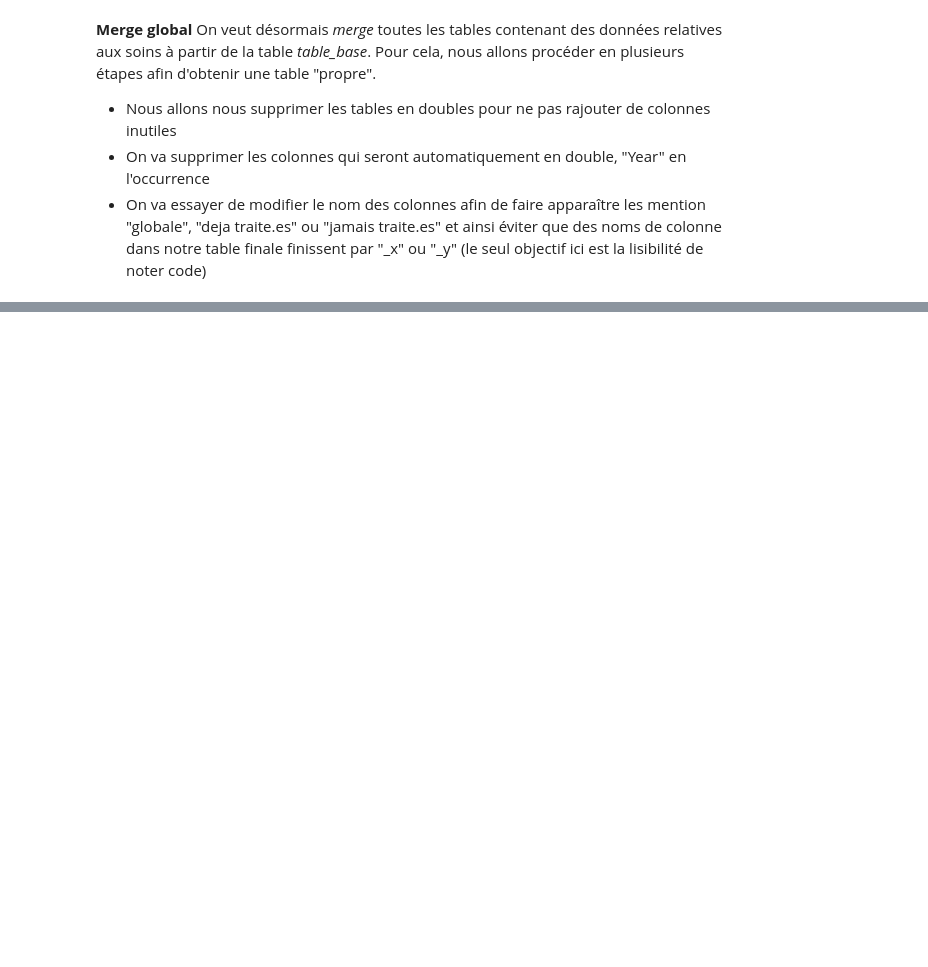
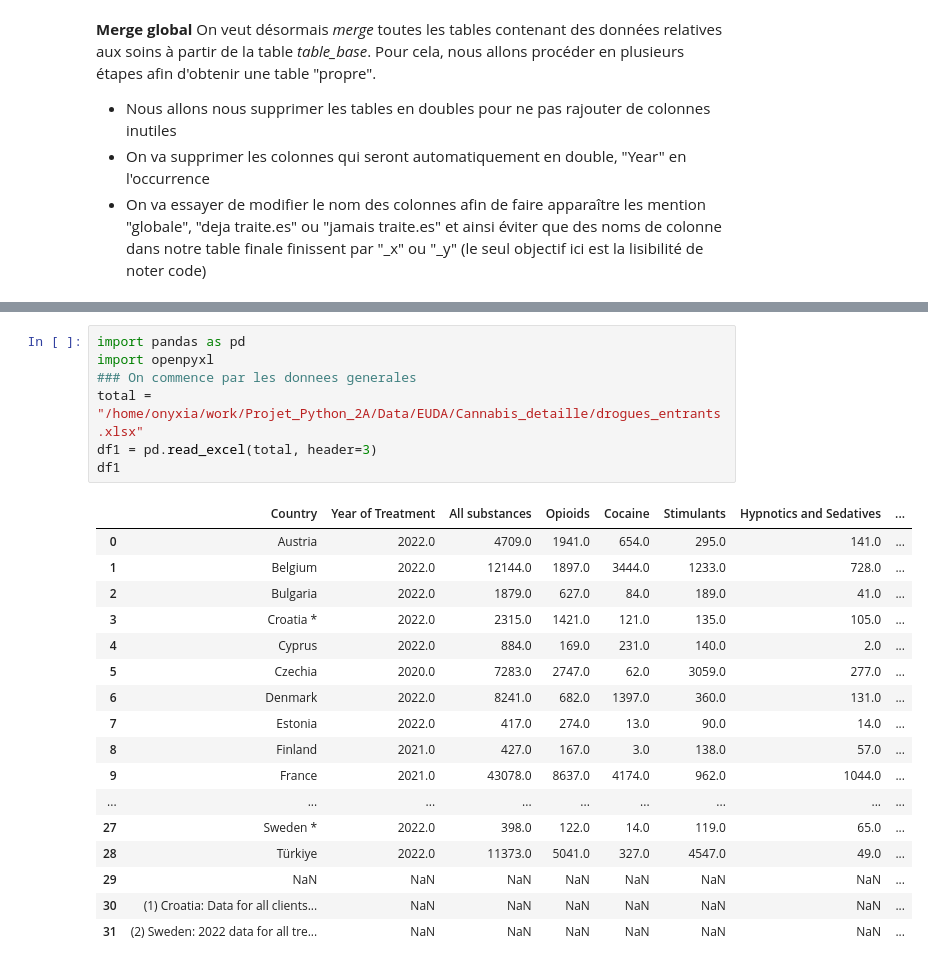
Before and after one commit to refouch/Projet_Python_2A, a Jupyter notebook: Tidy.ipynb, the cells around one changed output, grey strips where cells are left out. Cells and saved outputs as stored; diff of their text form; blank space fills up the shorter version.

```diff
--- a/Tidy.ipynb
+++ b/Tidy.ipynb
@@ -241,3 +356,28 @@ for fichier in fichiers2 :
     test = pd.merge(table_base, df, how="left", on="Country")
 # %% [output]
 KeyError: 'Country'
+# %%
+import pandas as pd
+import openpyxl
+### On commence par les donnees generales
+total = "/home/onyxia/work/Projet_Python_2A/Data/EUDA/Cannabis_detaille/drogues_entrants.xlsx"
+df1 = pd.read_excel(total, header=3)
+df1
+# %% [output]
+|  | Country | Year of Treatment | All substances | Opioids | Cocaine | Stimulants | Hypnotics and Sedatives | ... |
+| 0 | Austria | 2022.0 | 4709.0 | 1941.0 | 654.0 | 295.0 | 141.0 | ... |
+| 1 | Belgium | 2022.0 | 12144.0 | 1897.0 | 3444.0 | 1233.0 | 728.0 | ... |
+| 2 | Bulgaria | 2022.0 | 1879.0 | 627.0 | 84.0 | 189.0 | 41.0 | ... |
+| 3 | Croatia * | 2022.0 | 2315.0 | 1421.0 | 121.0 | 135.0 | 105.0 | ... |
+| 4 | Cyprus | 2022.0 | 884.0 | 169.0 | 231.0 | 140.0 | 2.0 | ... |
+| 5 | Czechia | 2020.0 | 7283.0 | 2747.0 | 62.0 | 3059.0 | 277.0 | ... |
+| 6 | Denmark | 2022.0 | 8241.0 | 682.0 | 1397.0 | 360.0 | 131.0 | ... |
+| 7 | Estonia | 2022.0 | 417.0 | 274.0 | 13.0 | 90.0 | 14.0 | ... |
+| 8 | Finland | 2021.0 | 427.0 | 167.0 | 3.0 | 138.0 | 57.0 | ... |
+| 9 | France | 2021.0 | 43078.0 | 8637.0 | 4174.0 | 962.0 | 1044.0 | ... |
+| ... | ... | ... | ... | ... | ... | ... | ... | ... |
+| 27 | Sweden * | 2022.0 | 398.0 | 122.0 | 14.0 | 119.0 | 65.0 | ... |
+| 28 | Türkiye | 2022.0 | 11373.0 | 5041.0 | 327.0 | 4547.0 | 49.0 | ... |
+| 29 | NaN | NaN | NaN | NaN | NaN | NaN | NaN | ... |
+| 30 | (1) Croatia: Data for all clients... | NaN | NaN | NaN | NaN | NaN | NaN | ... |
+| 31 | (2) Sweden: 2022 data for all tre... | NaN | NaN | NaN | NaN | NaN | NaN | ... |
```
Also changed, not shown: parts of 8 cells of this notebook, 36 other files.
